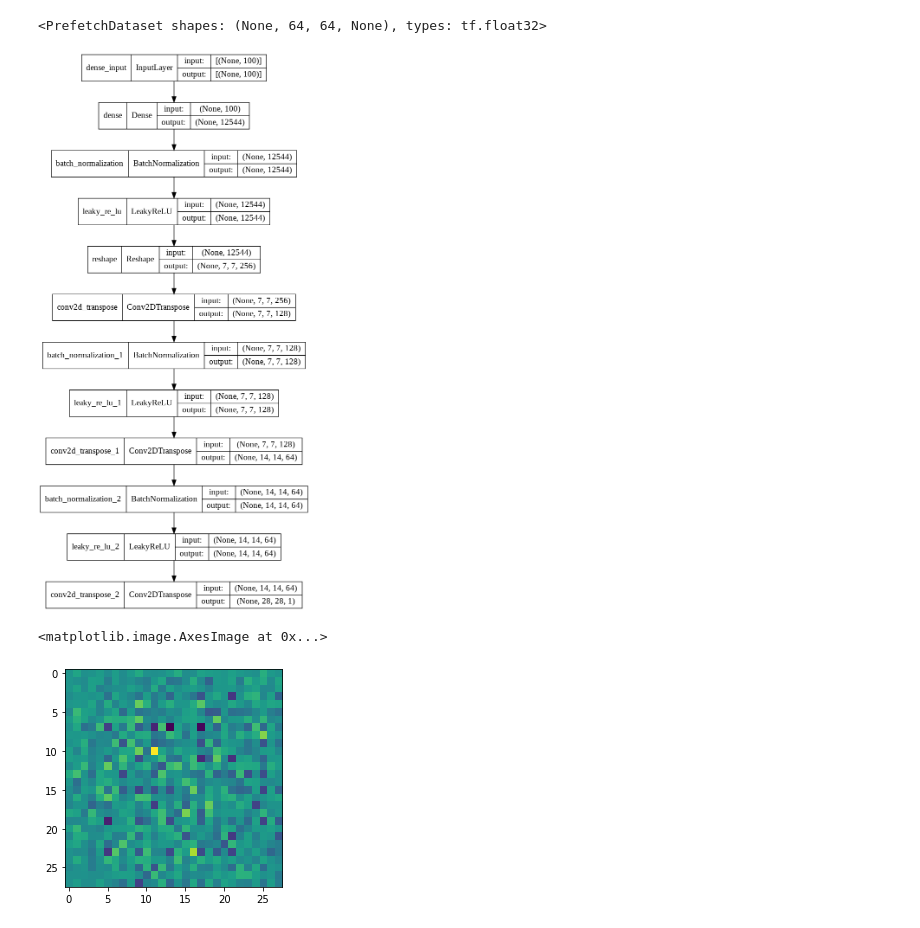
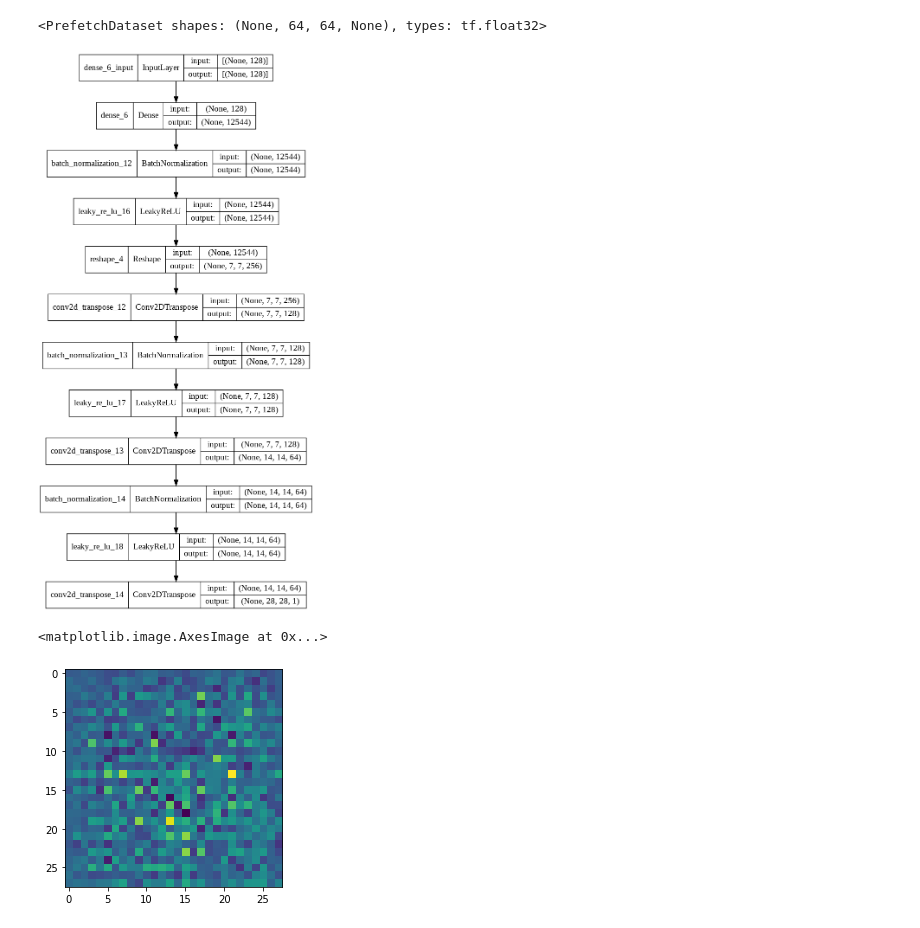
Before and after one commit to sarthakkaushik/Diploma-Program-in-ML-and-AI, a Jupyter notebook: DCGAN_on_Animie_Imgae_Dataset.ipynb, the cells around one changed output. Cells and saved outputs as stored; diff of their text form; code cells hidden in the pictures.

```diff
--- a/DCGAN_on_Animie_Imgae_Dataset.ipynb
+++ b/DCGAN_on_Animie_Imgae_Dataset.ipynb
@@ -140,10 +149,10 @@ print(train_dataset)
 # %% [output]
 <PrefetchDataset shapes: (None, 64, 64, None), types: tf.float32>
 # %%
-#our obj is here is that Genrator take bunch noise of 1x100 dim and outputs 28x28x1 image from that noise
+#our obj is here is that Genrator take bunch noise of 1x128 dim and outputs 28x28x1 image from that noise
 def make_generator_model():
     model = tf.keras.Sequential()
-    model.add(layers.Dense(7*7*256, use_bias=False, input_shape=(100,))) #7*7*256 this has been taken from tesnflow doc after they have hypertuned the parameter
+    model.add(layers.Dense(7*7*256, use_bias=False, input_shape=(128,))) #7*7*256 this has been taken from tesnflow doc after they have hypertuned the parameter
     model.add(layers.BatchNormalization())
     model.add(layers.LeakyReLU()) # to avoid dead neouron
 
@@ -174,17 +183,17 @@ generator = make_generator_model()
 
 keras.utils.plot_model(generator, 'generator.png', show_shapes=True)
 # %% [output]
-[figure, old version]
+[figure, new version]
 # %%
-noise = tf.random.normal([1, 100]) # creating 1 randome sample of 100 dimension
+noise = tf.random.normal([1, 128]) # creating 1 randome sample of 100 dimension
 
 # forward-pass through the generator
 generated_image = generator(noise, training=False)
 
 plt.imshow(generated_image[0, :, :, 0])
 # %% [output]
 <matplotlib.image.AxesImage at 0x...>
-[figure, old version]
+[figure, new version]
 # %%
 def make_discriminator_model():
     model = tf.keras.Sequential()
```
Also changed, not shown: parts of 9 cells of this notebook.
